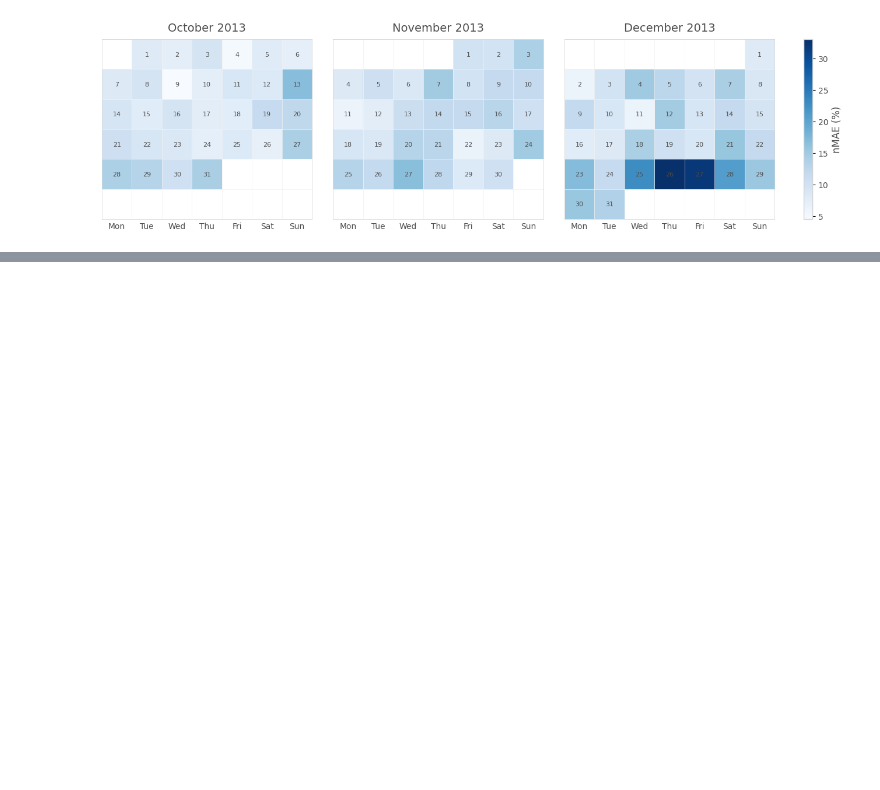
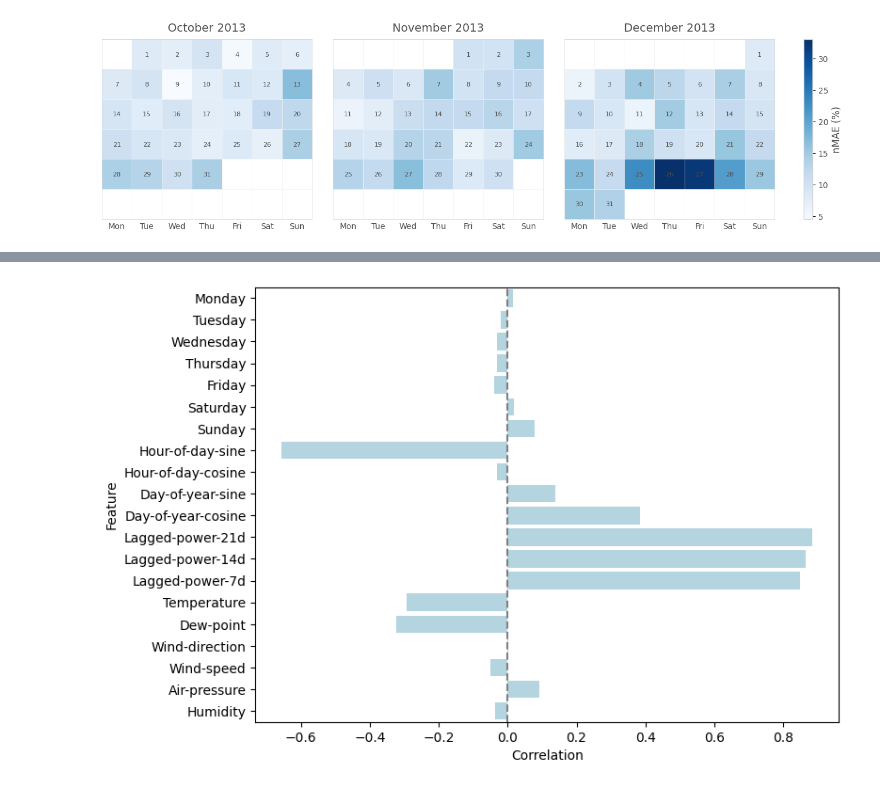
Before and after one commit to erc-fhv/loadforecasting, a Jupyter notebook: scripts/Paper_Illustration.ipynb, the cells around one changed output, grey strips where cells are left out. Cells and saved outputs as stored; diff of their text form; code cells hidden in the pictures; blank space fills up the shorter version.

```diff
--- a/scripts/Paper_Illustration.ipynb
+++ b/scripts/Paper_Illustration.ipynb
@@ -954,0 +1051,23 @@ utils.Evaluate_Models.print_latex_table(result_dict, configs_with_transfer_learn
+# %%
+import seaborn as sns
+import matplotlib.pyplot as plt
+
+# Compute full correlation matrix
+corr = df.corr(numeric_only=True)
+
+# Extract just correlations with the target
+target_corr = corr['Target'].drop('Target')  # drop self-correlation
+
+# Convert to DataFrame for nice plotting
+target_corr_df = target_corr.to_frame().rename(columns={'Target': 'correlation'})
+
+# Plot as barplot or heatmap
+plt.figure(figsize=(8, 6))
+sns.barplot(x=target_corr_df.correlation, y=target_corr_df.index, color='lightblue')
+# plt.title("Linear Feature Correlation with Target")
+plt.xlabel("Correlation")
+plt.ylabel("Feature")
+plt.axvline(0, color='gray', linestyle='--')
+plt.show()
+# %% [output]
+[figure, added]
```
Also changed, not shown: parts of 10 cells of this notebook.
